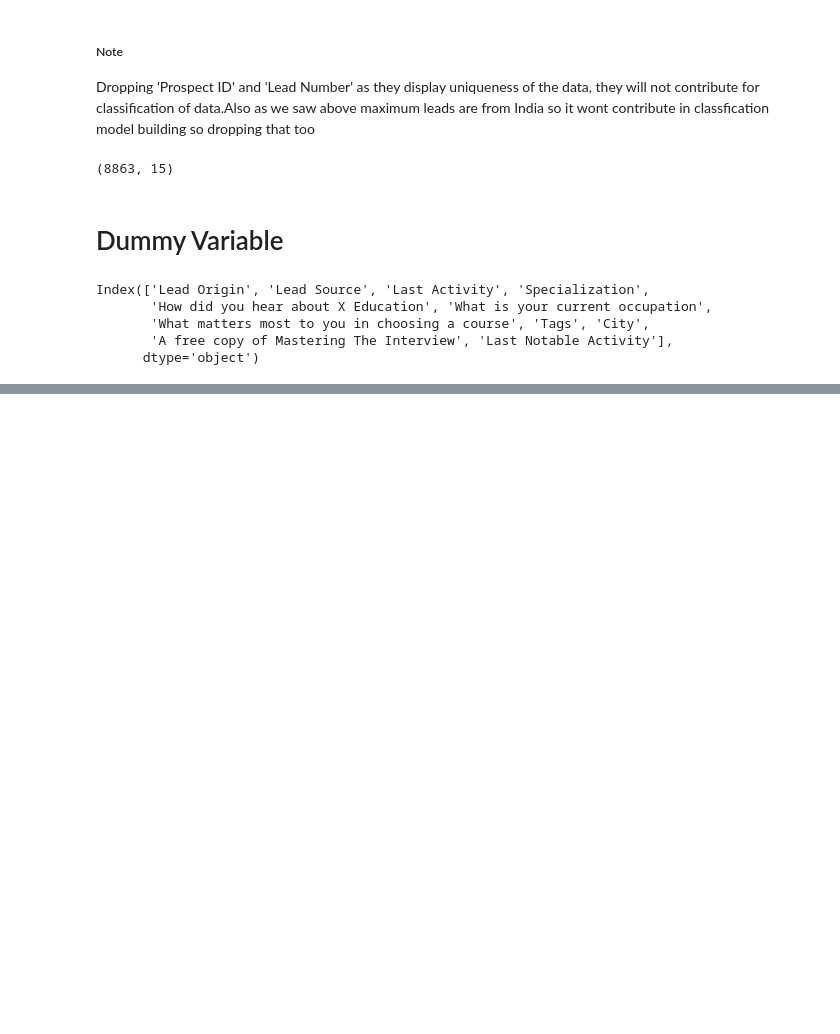
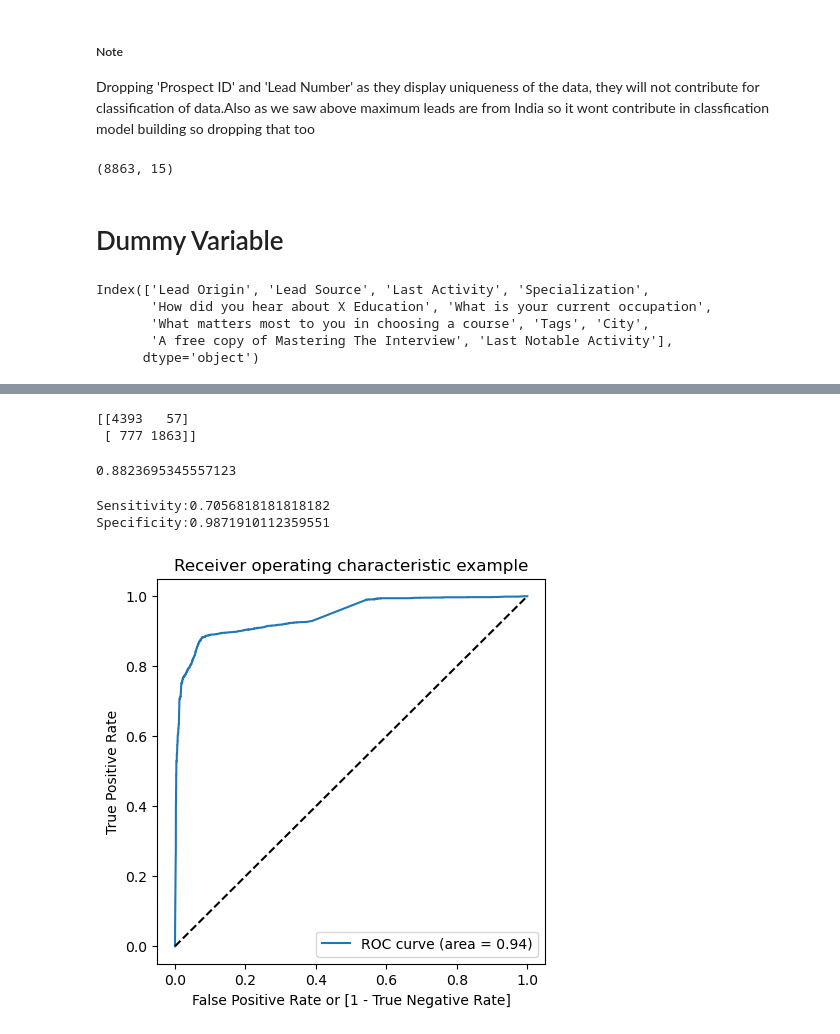
Before and after one commit to Debanik23/Logistic_Regression-Case-Study--Lead-Scoring, a Jupyter notebook: Lead Scoring - Logistic Regression Case Study.ipynb, the cells around one changed output, grey strips where cells are left out. Cells and saved outputs as stored; diff of their text form; code cells hidden in the pictures; blank space fills up the shorter version.

```diff
--- a/Lead Scoring - Logistic Regression Case Study.ipynb
+++ b/Lead Scoring - Logistic Regression Case Study.ipynb
@@ -680,0 +897,3 @@ df.shape
+# %%
+y_train_pred = y_train_pred.values.reshape(-1)
+y_train_pred[:10]
@@ -680,0 +903,5 @@ df.shape
+# %%
+#adding the values to dataframe to compare
+y_train_pred_final = pd.DataFrame({'Converted':y_train.values, 'Converted_prob':y_train_pred})
+y_train_pred_final['Prospect ID'] = y_train.index
+y_train_pred_final.head()
@@ -680,0 +915,5 @@ df.shape
+# %%
+y_train_pred_final['Predicted'] = y_train_pred_final.Converted_prob.map(lambda x: 1 if x > 0.5 else 0)
+
+# Let's see the head
+y_train_pred_final.head()
@@ -680,0 +927,14 @@ df.shape
+# %%
+from sklearn import metrics
+
+# Confusion matrix
+confusion = metrics.confusion_matrix(y_train_pred_final.Converted, y_train_pred_final.Predicted )
+print(confusion)
+# %% [output]
+[[4393   57]
+ [ 777 1863]]
+# %%
+# Let's check the overall accuracy.
+print(metrics.accuracy_score(y_train_pred_final.Converted, y_train_pred_final.Predicted))
+# %% [output]
+0.8823695345557123
@@ -680,0 +946,29 @@ df.shape
+# %%
+# Let's see the sensitivity of our logistic regression model
+print("Sensitivity:{}".format(TP / float(TP+FN)))
+# Let us calculate specificity
+print("Specificity:{}".format(TN / float(TN+FP)))
+# %% [output]
+Sensitivity:0.7056818181818182
+Specificity:0.9871910112359551
+# %%
+def draw_roc( actual, probs ):
+    fpr, tpr, thresholds = metrics.roc_curve( actual, probs,
+                                              drop_intermediate = False )
+    auc_score = metrics.roc_auc_score( actual, probs )
+    plt.figure(figsize=(5, 5))
+    plt.plot( fpr, tpr, label='ROC curve (area = %0.2f)' % auc_score )
+    plt.plot([0, 1], [0, 1], 'k--')
+    plt.xlabel('False Positive Rate or [1 - True Negative Rate]')
+    plt.ylabel('True Positive Rate')
+    plt.title('Receiver operating characteristic example')
+    plt.legend(loc="lower right")
+    plt.show()
+
+    return None
+# %%
+#plotting ROC Curve
+fpr, tpr, thresholds = metrics.roc_curve( y_train_pred_final.Converted, y_train_pred_final.Converted_prob, drop_intermediate = False )
+draw_roc(y_train_pred_final.Converted, y_train_pred_final.Converted_prob)
+# %% [output]
+[figure, added]
```
Also changed, not shown: parts of 82 cells of this notebook.
